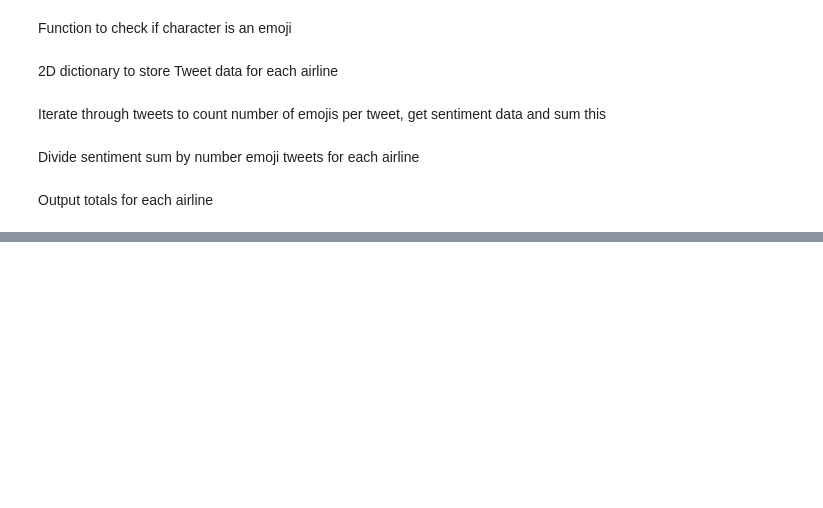
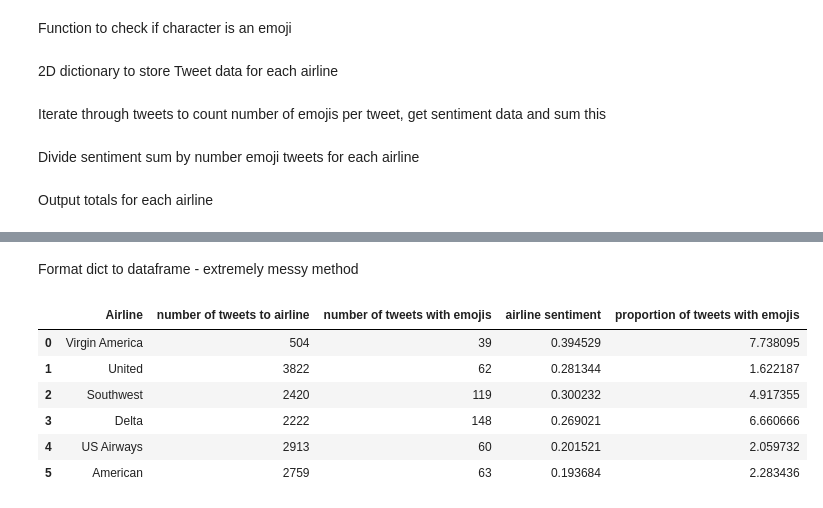
Before and after one commit to mulac/TDA-SentimentAnalysis, a Jupyter notebook: emoji_analysis.ipynb, the cells around one changed output, grey strips where cells are left out. Cells and saved outputs as stored; diff of their text form; code cells hidden in the pictures; blank space fills up the shorter version.

```diff
--- a/emoji_analysis.ipynb
+++ b/emoji_analysis.ipynb
@@ -128,0 +116,23 @@ American
+# %% [markdown]
+<p>Format dict to dataframe - extremely messy method</p>
+# %%
+num_tweets = []
+num_em_tweets = []
+sentiments = []
+proportion = []
+for airline in airlines:
+    num_tweets.append(airlines[airline]['number_tweets'])
+    num_em_tweets.append(airlines[airline]['number_emoji_tweets'])
+    sentiments.append(airlines[airline]['sentiment_sum'])
+    proportion.append(airlines[airline]['emoji_proportion'])
+trimmed = {'Airline' : list(airlines.keys()), 'number of tweets to airline':num_tweets,'number of tweets with emojis':num_em_tweets, 'airline sentiment':sentiments, 'proportion of tweets with emojis':proportion}
+df = pandas.DataFrame(data=trimmed)
+df
+# %% [output]
+|  | Airline | number of tweets to airline | number of tweets with emojis | airline sentiment | proportion of tweets with emojis |
+| 0 | Virgin America | 504 | 39 | 0.394529 | 7.738095 |
+| 1 | United | 3822 | 62 | 0.281344 | 1.622187 |
+| 2 | Southwest | 2420 | 119 | 0.300232 | 4.917355 |
+| 3 | Delta | 2222 | 148 | 0.269021 | 6.660666 |
+| 4 | US Airways | 2913 | 60 | 0.201521 | 2.059732 |
+| 5 | American | 2759 | 63 | 0.193684 | 2.283436 |
```
Also changed, not shown: parts of 7 cells of this notebook.
